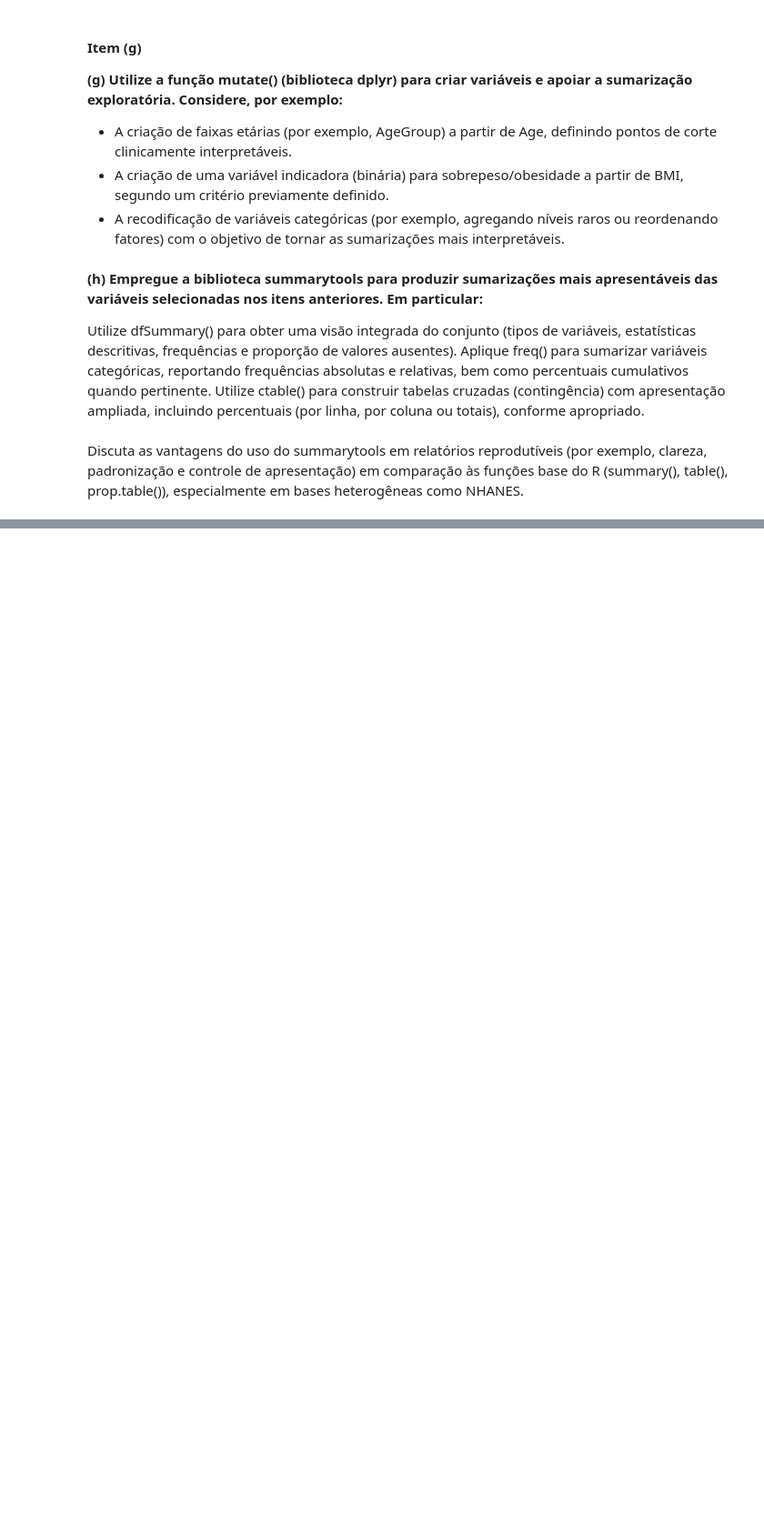
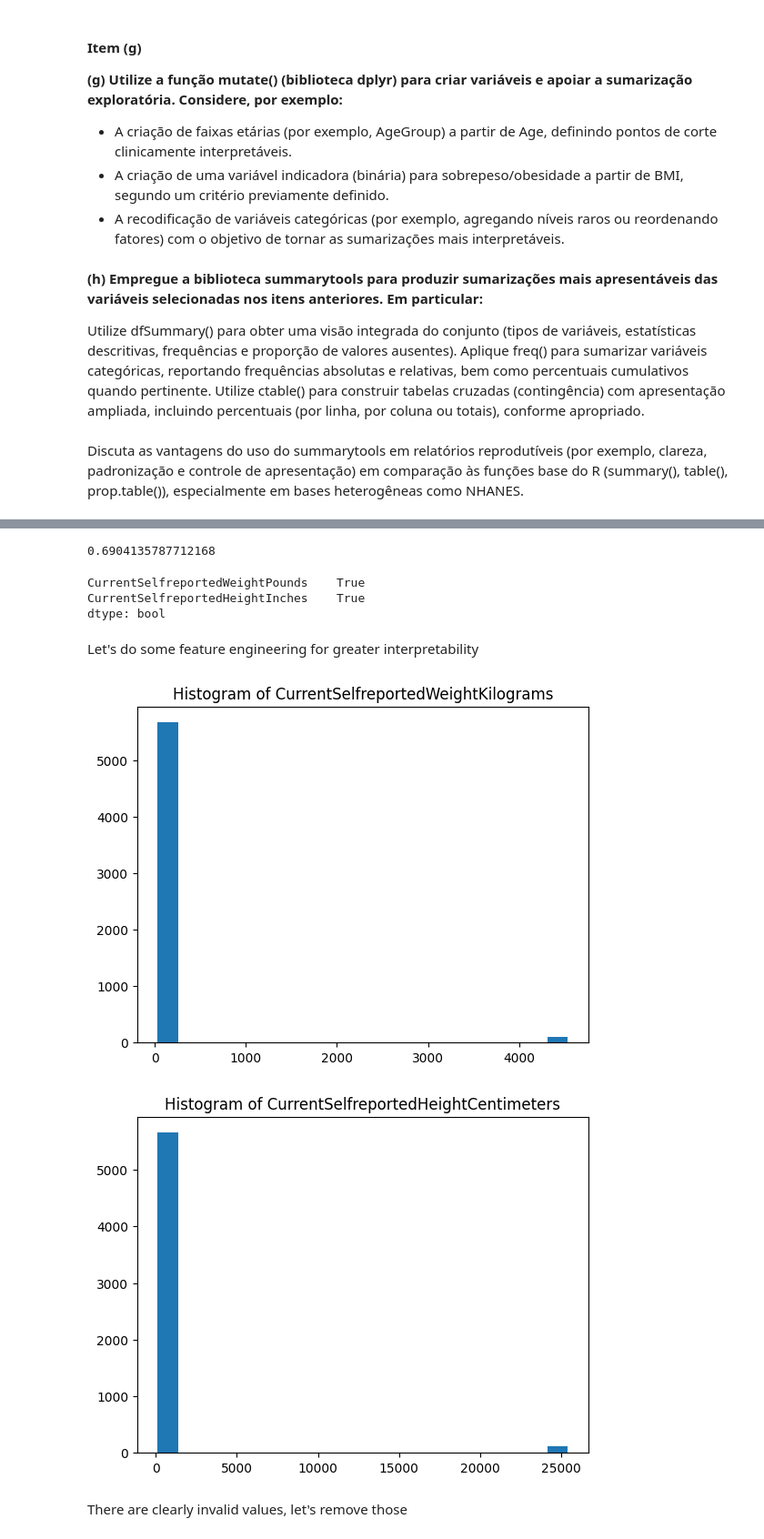
Before and after one commit to Racciatti/aprendizado_supervisionado, a Jupyter notebook: Code/EDA.ipynb, the cells around one changed output, grey strips where cells are left out. Shown at 91% size. Drawn from its saved outputs; the diff is of its cells as text; code cells hidden in the pictures; blank space fills up the shorter version.

```diff
--- a/Code/EDA.ipynb
+++ b/Code/EDA.ipynb
@@ -820,0 +996,19 @@ Discuta as vantagens do uso do summarytools em relatórios reprodutíveis (por e
+# %%
+interesting_vars = [
+    'CurrentSelfreportedWeightPounds',
+    'CurrentSelfreportedHeightInches',
+    'TriedToLoseWeightInPastYear',
+    'MaritalStatus',
+    'TotalPercentFat',
+    'AnnualHouseholdIncome',
+    'AnnualFamilyIncome'
+]
+for var_name in interesting_vars:
+    try:
+        assert var_name in list(metadata_df['VariableNameLong'])
+
+    except AssertionError:
+        print(f'Assertion failed for var_name "{var_name}"')
+
+    else:
+        print(f'var_name "{var_name}" is valid')
@@ -820,0 +1032,5 @@ Discuta as vantagens do uso do summarytools em relatórios reprodutíveis (por e
+# %%
+weight_var_name = interesting_vars[0]
+height_var_name = interesting_vars[1]
+
+hist_df = data_df[[weight_var_name, height_var_name]]
@@ -820,0 +1043,31 @@ Discuta as vantagens do uso do summarytools em relatórios reprodutíveis (por e
+# %%
+# Getting the percent of valid data over all data, if we remove the NaNs
+len(hist_df[hist_df['CurrentSelfreportedHeightInches'].notna() & hist_df['CurrentSelfreportedHeightInches'].notna()])/len(hist_df)
+# %% [output]
+0.6904135787712168
+# %%
+hist_df = hist_df[hist_df['CurrentSelfreportedHeightInches'].notna() & hist_df['CurrentSelfreportedHeightInches'].notna()]
+# %%
+hist_df.notna().all()
+# %% [output]
+CurrentSelfreportedWeightPounds    True
+CurrentSelfreportedHeightInches    True
+dtype: bool
+# %% [markdown]
+Let's do some feature engineering for greater interpretability
+# %%
+hist_df['CurrentSelfreportedHeightCentimeters'] = 2.54 * hist_df['CurrentSelfreportedHeightInches']
+hist_df['CurrentSelfreportedWeightKilograms'] = 0.453592 * hist_df['CurrentSelfreportedWeightPounds']
+# %%
+
+from matplotlib import pyplot as plt
+
+for var_name in hist_df[['CurrentSelfreportedWeightKilograms', 'CurrentSelfreportedHeightCentimeters']]:
+    plt.hist(hist_df[var_name], bins=20)
+    plt.title(f'Histogram of {var_name}')
+    plt.show()
+# %% [output]
+[figure, added]
+[figure, added]
+# %% [markdown]
+There are clearly invalid values, let's remove those
```
Also changed, not shown: parts of 41 cells of this notebook.
